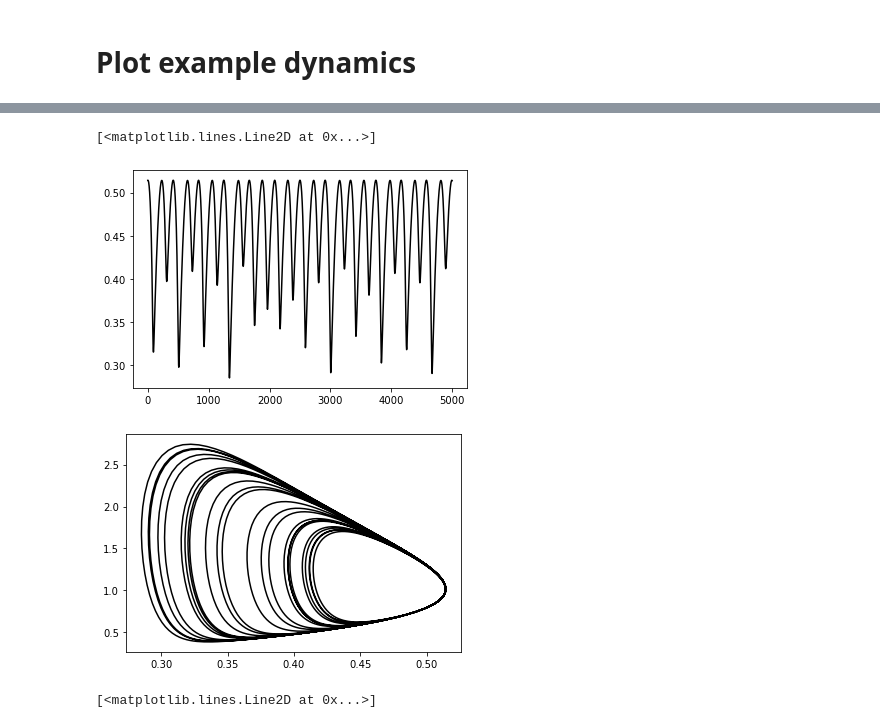
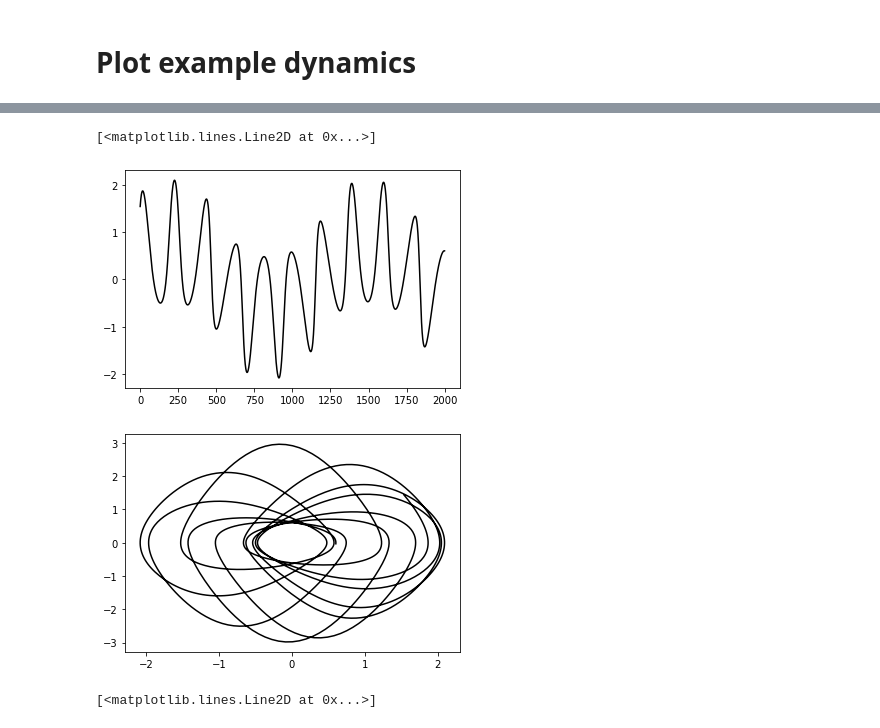
Before and after one commit to williamgilpin/dysts, a Jupyter notebook: descriptive_statistics.ipynb, the cells around one changed output, grey strips where cells are left out. Cells and saved outputs as stored; diff of their text form; code cells hidden in the pictures.

```diff
--- a/descriptive_statistics.ipynb
+++ b/descriptive_statistics.ipynb
@@ -311,24 +306,24 @@ all_name_clusters
 # %%
 from dysts.flows import *
 
 
 # eq = Lorenz84()
-eq = IsothermalChemical() # relaxation oscillator dynamics / spiking
+eq = SprottA() # relaxation oscillator dynamics / spiking
 # eq = ForcedFitzHughNagumo() #  nearly-quasiperiodic
 # eq = Lorenz()
 # eq = ArnoldBeltramiChildress() # ABC Turbulence
-sol = eq.make_trajectory(5000, resample=True, pts_per_period=200)
+sol = eq.make_trajectory(2000, resample=True, pts_per_period=200)
 
 plt.figure()
 plt.plot(sol[:, 0],  'k')
 
 
 plt.figure()
 plt.plot(sol[:, 0], sol[:, 1],  'k')
 # %% [output]
 [<matplotlib.lines.Line2D at 0x...>]
-[figure, old version]
+[figure, new version]
-[figure, old version]
+[figure, new version]
 # %%
 # %% [output]
 [<matplotlib.lines.Line2D at 0x...>]
```
Also changed, not shown: parts of 7 cells of this notebook, 6 other files.
